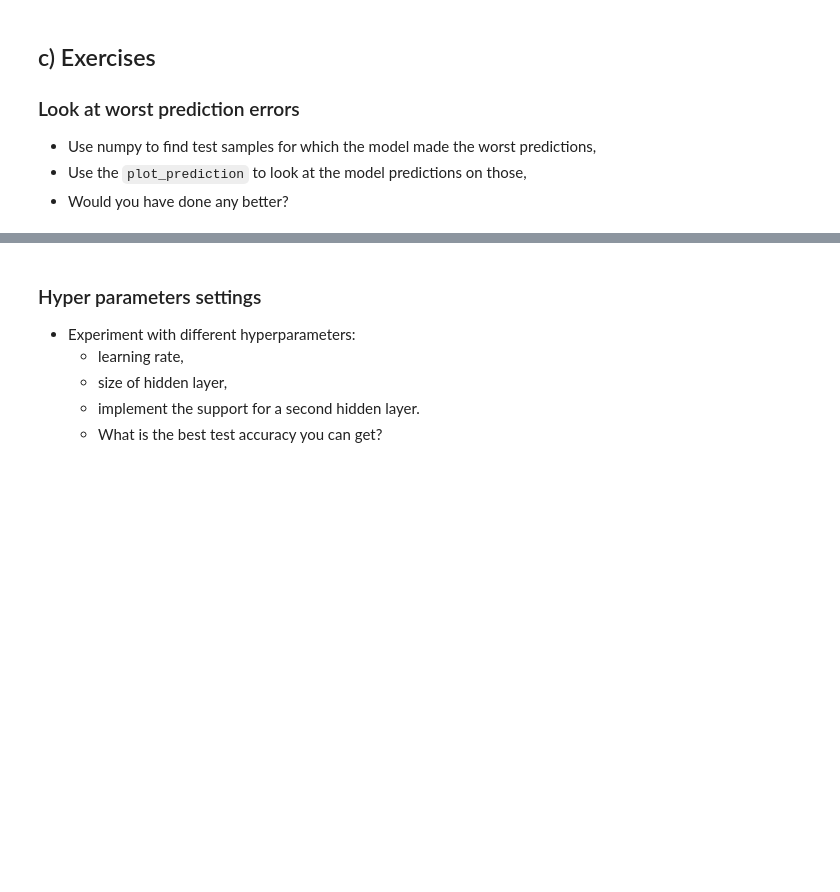
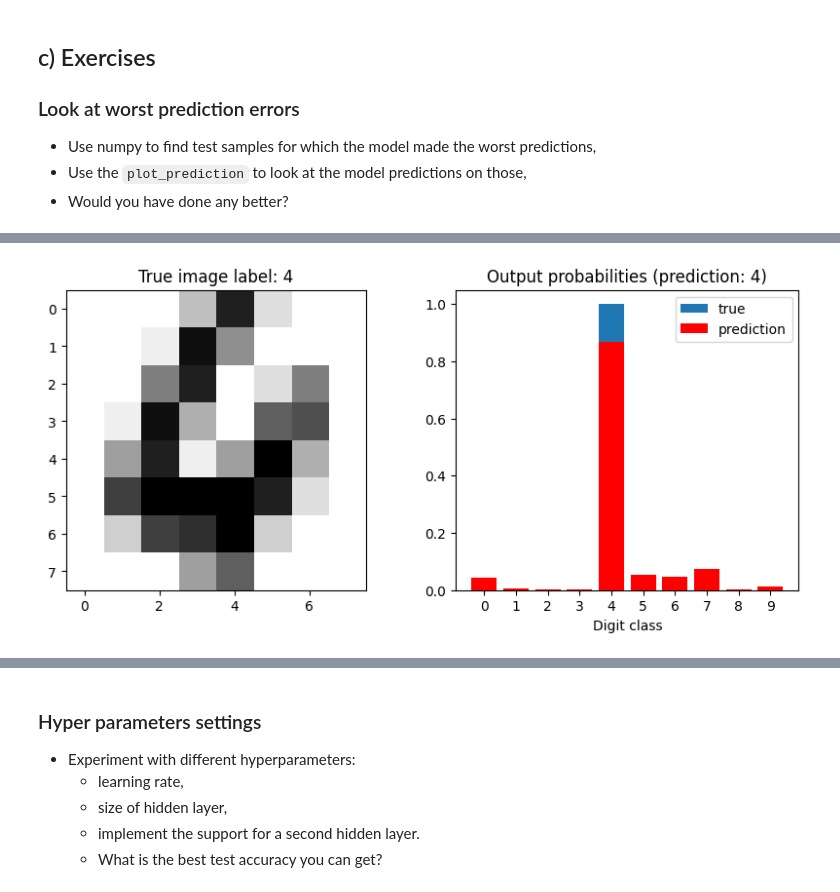
Before and after one commit to darshan-kale-dsi/deep_learning, a Jupyter notebook: 01_materials/labs/lab_2.ipynb, the cells around one changed output, grey strips where cells are left out. Cells and saved outputs as stored; diff of their text form; code cells hidden in the pictures; blank space fills up the shorter version.

```diff
--- a/01_materials/labs/lab_2.ipynb
+++ b/01_materials/labs/lab_2.ipynb
@@ -497,0 +530,4 @@ plot_prediction(model, sample_idx=4)
+# %%
+plot_prediction(model, sample_idx=1)
+# %% [output]
+[figure, added]
```
Also changed, not shown: parts of 21 cells of this notebook.
